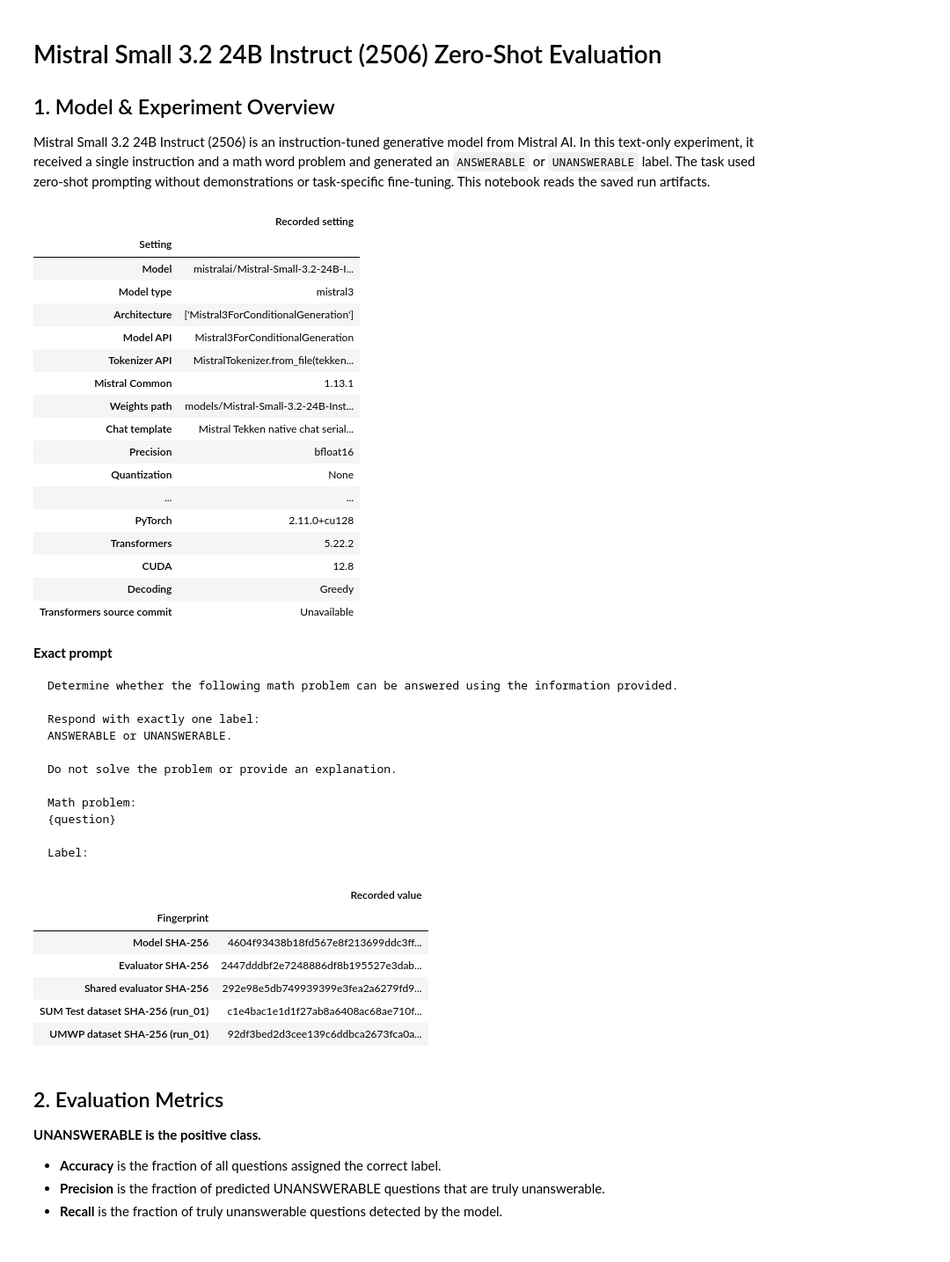
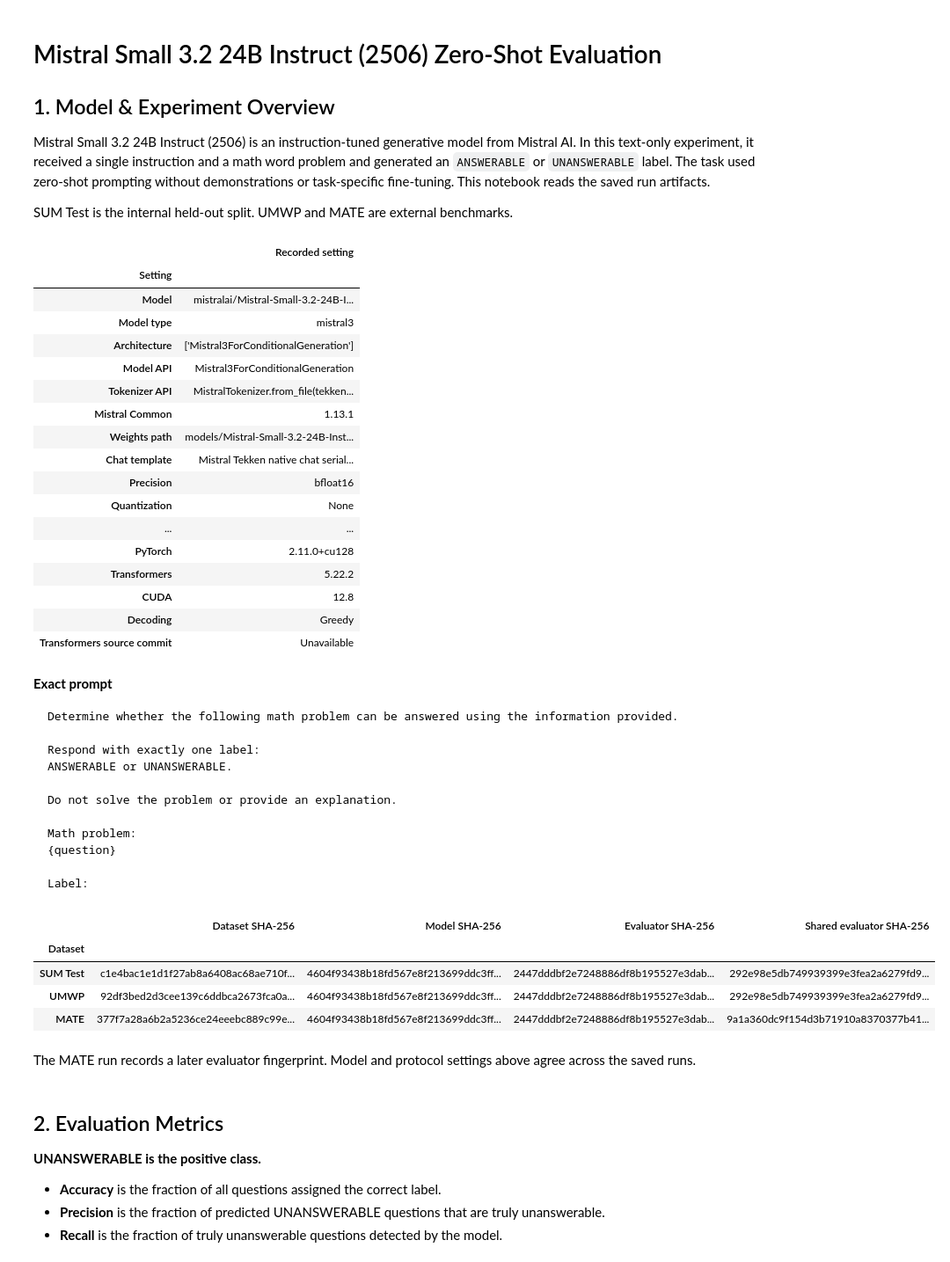
Before and after one commit to Janissary09/CDS1092_NLP_Project, a Jupyter notebook: notebooks/09_mistral_evaluation_analysis.ipynb, the cells around one changed output. Shown at 88% size. Saved outputs shown, nothing was run; the diff lists cells and outputs as text; code cells hidden in the pictures.

````diff
--- a/notebooks/09_mistral_evaluation_analysis.ipynb
+++ b/notebooks/09_mistral_evaluation_analysis.ipynb
@@ -4,7 +4,10 @@
 ## 1. Model & Experiment Overview
 
 Mistral Small 3.2 24B Instruct (2506) is an instruction-tuned generative model from Mistral AI. In this text-only experiment, it received a single instruction and a math word problem and generated an `ANSWERABLE` or `UNANSWERABLE` label. The task used zero-shot prompting without demonstrations or task-specific fine-tuning. This notebook reads the saved run artifacts.
+
+SUM Test is the internal held-out split. UMWP and MATE are external benchmarks.
 # %%
+import hashlib
 import json
 import math
 from pathlib import Path
@@ -39,6 +42,10 @@ def load_evaluation(dataset, expected_examples, identifier):
     metrics = json.loads((directory / 'metrics.json').read_text(encoding='utf-8'))
     matrix = pd.read_csv(directory / 'confusion_matrix.csv', index_col='true_label')
     run = metrics['run']
+    benchmark = PROJECT_ROOT / 'data/processed' / dataset / 'test.csv'
+    digest = hashlib.sha256(benchmark.read_bytes().replace(b'\r\n', b'\n')).hexdigest()
+    if run['dataset_sha256'] != digest:
+        raise ValueError(f'{directory}: benchmark fingerprint differs')
     predictions = pd.read_csv(
         directory / 'predictions.csv', keep_default_na=False,
         dtype={identifier: str, 'raw_response': str, 'text': str},
@@ -99,6 +106,7 @@ def load_evaluation(dataset, expected_examples, identifier):
 
 sum_metrics, sum_matrix, sum_predictions = load_evaluation('sum', 10944, 'pair_id')
 umwp_metrics, umwp_matrix, umwp_predictions = load_evaluation('umwp', 5200, 'id')
+mate_metrics, mate_matrix, mate_predictions = load_evaluation('mate', 9586, 'id')
 # %%
 settings = {
     'Model': 'model_id',
@@ -121,9 +129,8 @@ settings = {
     'CUDA': 'cuda_version',
 }
 run = sum_metrics['run']
-for key in (*settings.values(), 'prompt', 'model_sha256', 'evaluator_sha256',
-            'shared_evaluator_sha256', 'transformers_distribution_url', 'invalid_output_policy'):
-    if run[key] != umwp_metrics['run'][key]:
+for key in (*settings.values(), 'prompt', 'model_sha256', 'transformers_distribution_url', 'invalid_output_policy'):
+    if any(run[key] != metrics['run'][key] for metrics in (umwp_metrics, mate_metrics)):
         raise ValueError(f'Saved runs disagree on {key}')
 
 configuration = {
@@ -136,14 +143,16 @@ configuration['Transformers source commit'] = vcs.get('commit_id', 'Unavailable'
 display(pd.Series(configuration, name='Recorded setting').rename_axis('Setting').to_frame())
 display(Markdown('**Exact prompt**\n\n```text\n' + run['prompt'] + '\n```'))
 
-fingerprints = {
-    'Model SHA-256': run['model_sha256'],
-    'Evaluator SHA-256': run['evaluator_sha256'],
-    'Shared evaluator SHA-256': run['shared_evaluator_sha256'],
-    **{f"{name} dataset SHA-256 ({metrics['run']['run_id']})": metrics['run']['dataset_sha256']
-       for name, metrics in [('SUM Test', sum_metrics), ('UMWP', umwp_metrics)]},
-}
-display(pd.Series(fingerprints, name='Recorded value').rename_axis('Fingerprint').to_frame())
+
+provenance = pd.DataFrame([
+    {'Dataset': name, 'Dataset SHA-256': metrics['run']['dataset_sha256'],
+     'Model SHA-256': metrics['run']['model_sha256'],
+     'Evaluator SHA-256': metrics['run']['evaluator_sha256'],
+     'Shared evaluator SHA-256': metrics['run'].get('shared_evaluator_sha256', 'N/A')}
+    for name, metrics in [('SUM Test', sum_metrics), ('UMWP', umwp_metrics), ('MATE', mate_metrics)]
+]).set_index('Dataset')
+display(provenance)
+display(Markdown('The MATE run records a later evaluator fingerprint. Model and protocol settings above agree across the saved runs.'))
 # %% [output]
 |  | Recorded setting |
 | Setting |  |
@@ -151,40 +160,39 @@ display(pd.Series(fingerprints, name='Recorded value').rename_axis('Fingerprint'
 | Model type | mistral3 |
 | Architecture | ['Mistral3ForConditionalGeneration'] |
 | Model API | Mistral3ForConditionalGeneration |
 | Tokenizer API | MistralTokenizer.from_file(tekken... |
 | Mistral Common | 1.13.1 |
 | Weights path | models/Mistral-Small-3.2-24B-Inst... |
 | Chat template | Mistral Tekken native chat serial... |
 | Precision | bfloat16 |
 | Quantization | None |
 | ... | ... |
 | PyTorch | 2.11.0+cu128 |
 | Transformers | 5.22.2 |
 | CUDA | 12.8 |
 | Decoding | Greedy |
 | Transformers source commit | Unavailable |
 **Exact prompt**
 
 ```text
 Determine whether the following math problem can be answered using the information provided.
 
 Respond with exactly one label:
 ANSWERABLE or UNANSWERABLE.
 
 Do not solve the problem or provide an explanation.
 
 Math problem:
 {question}
 
 Label:
 ```
-|  | Recorded value |
-| Fingerprint |  |
-| Model SHA-256 | 4604f93438b18fd567e8f213699ddc3ff... |
-| Evaluator SHA-256 | 2447dddbf2e7248886df8b195527e3dab... |
-| Shared evaluator SHA-256 | 292e98e5db749939399e3fea2a6279fd9... |
-| SUM Test dataset SHA-256 (run_01) | c1e4bac1e1d1f27ab8a6408ac68ae710f... |
-| UMWP dataset SHA-256 (run_01) | 92df3bed2d3cee139c6ddbca2673fca0a... |
+|  | Dataset SHA-256 | Model SHA-256 | Evaluator SHA-256 | Shared evaluator SHA-256 |
+| Dataset |  |  |  |  |
+| SUM Test | c1e4bac1e1d1f27ab8a6408ac68ae710f... | 4604f93438b18fd567e8f213699ddc3ff... | 2447dddbf2e7248886df8b195527e3dab... | 292e98e5db749939399e3fea2a6279fd9... |
+| UMWP | 92df3bed2d3cee139c6ddbca2673fca0a... | 4604f93438b18fd567e8f213699ddc3ff... | 2447dddbf2e7248886df8b195527e3dab... | 292e98e5db749939399e3fea2a6279fd9... |
+| MATE | 377f7a28a6b2a5236ce24eeebc889c99e... | 4604f93438b18fd567e8f213699ddc3ff... | 2447dddbf2e7248886df8b195527e3dab... | 9a1a360dc9f154d3b71910a8370377b41... |
+The MATE run records a later evaluator fingerprint. Model and protocol settings above agree across the saved runs.
 # %% [markdown]
 ## 2. Evaluation Metrics
 
````
Also changed, not shown: parts of 8 cells of this notebook, 10 other files.
